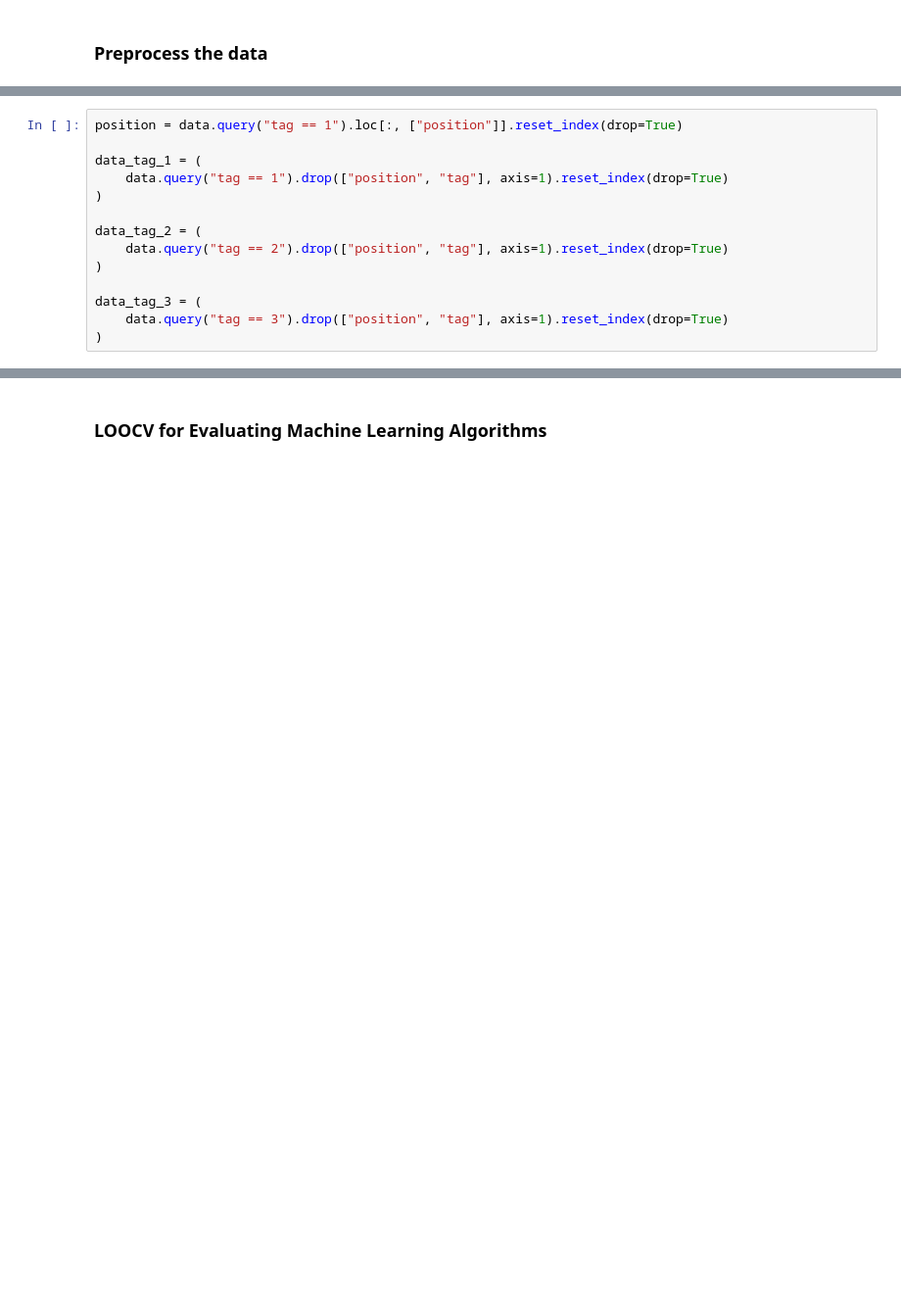
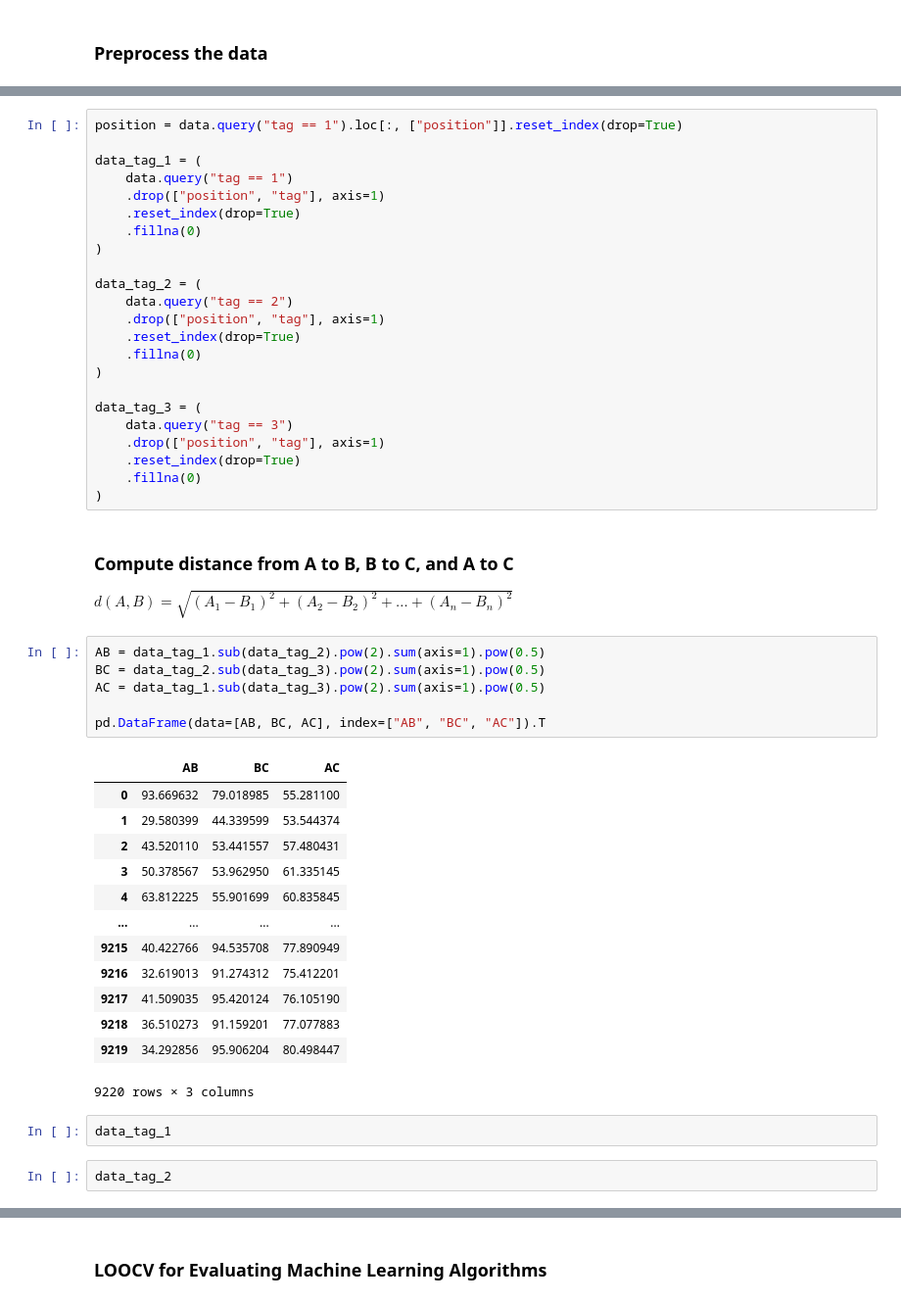
Before and after one commit to shariqak14/indoor_localization, a Jupyter notebook: indoor_localization.ipynb, the cells around one changed output, grey strips where cells are left out. Shown at 98% size. Cells and saved outputs as stored; diff of their text form; blank space fills up the shorter version.

Commit message:
distance constraint

```diff
--- a/indoor_localization.ipynb
+++ b/indoor_localization.ipynb
@@ -96,13 +93,50 @@ data
 position = data.query("tag == 1").loc[:, ["position"]].reset_index(drop=True)
 
 data_tag_1 = (
-    data.query("tag == 1").drop(["position", "tag"], axis=1).reset_index(drop=True)
+    data.query("tag == 1")
+    .drop(["position", "tag"], axis=1)
+    .reset_index(drop=True)
+    .fillna(0)
 )
 
 data_tag_2 = (
-    data.query("tag == 2").drop(["position", "tag"], axis=1).reset_index(drop=True)
+    data.query("tag == 2")
+    .drop(["position", "tag"], axis=1)
+    .reset_index(drop=True)
+    .fillna(0)
 )
 
 data_tag_3 = (
-    data.query("tag == 3").drop(["position", "tag"], axis=1).reset_index(drop=True)
+    data.query("tag == 3")
+    .drop(["position", "tag"], axis=1)
+    .reset_index(drop=True)
+    .fillna(0)
 )
+# %% [markdown]
+### Compute distance from A to B, B to C, and A to C
+
+$d(A,B) = \sqrt{(A_1-B_1)^2 + (A_2-B_2)^2 + \dots + (A_n-B_n)^2}$
+# %%
+AB = data_tag_1.sub(data_tag_2).pow(2).sum(axis=1).pow(0.5)
+BC = data_tag_2.sub(data_tag_3).pow(2).sum(axis=1).pow(0.5)
+AC = data_tag_1.sub(data_tag_3).pow(2).sum(axis=1).pow(0.5)
+
+pd.DataFrame(data=[AB, BC, AC], index=["AB", "BC", "AC"]).T
+# %% [output]
+|  | AB | BC | AC |
+| 0 | 93.669632 | 79.018985 | 55.281100 |
+| 1 | 29.580399 | 44.339599 | 53.544374 |
+| 2 | 43.520110 | 53.441557 | 57.480431 |
+| 3 | 50.378567 | 53.962950 | 61.335145 |
+| 4 | 63.812225 | 55.901699 | 60.835845 |
+| ... | ... | ... | ... |
+| 9215 | 40.422766 | 94.535708 | 77.890949 |
+| 9216 | 32.619013 | 91.274312 | 75.412201 |
+| 9217 | 41.509035 | 95.420124 | 76.105190 |
+| 9218 | 36.510273 | 91.159201 | 77.077883 |
+| 9219 | 34.292856 | 95.906204 | 80.498447 |
+9220 rows × 3 columns
+# %%
+data_tag_1
+# %%
+data_tag_2
```
Also changed, not shown: parts of 19 cells of this notebook.
